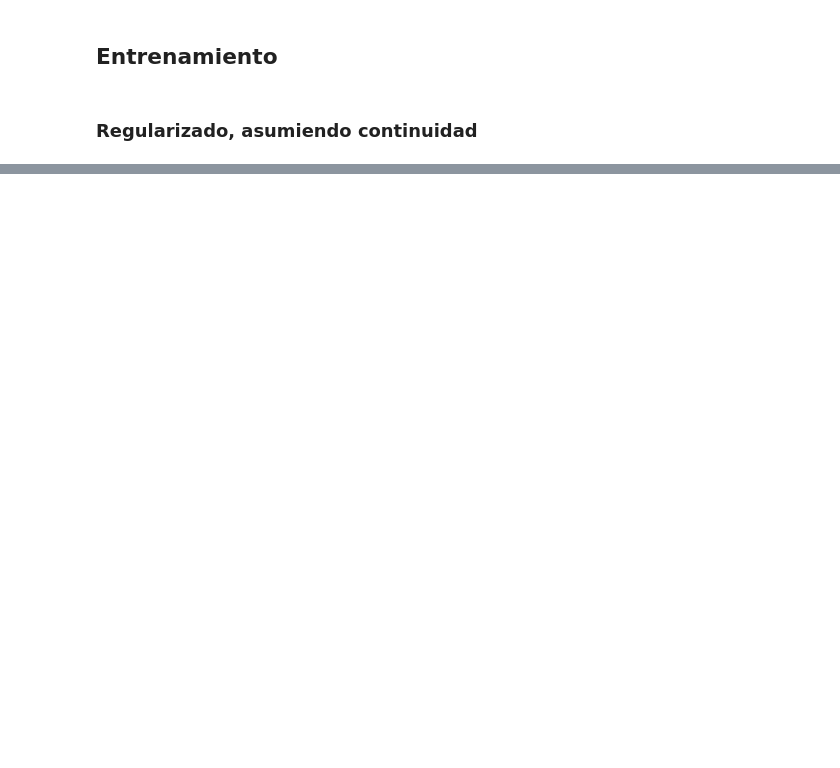
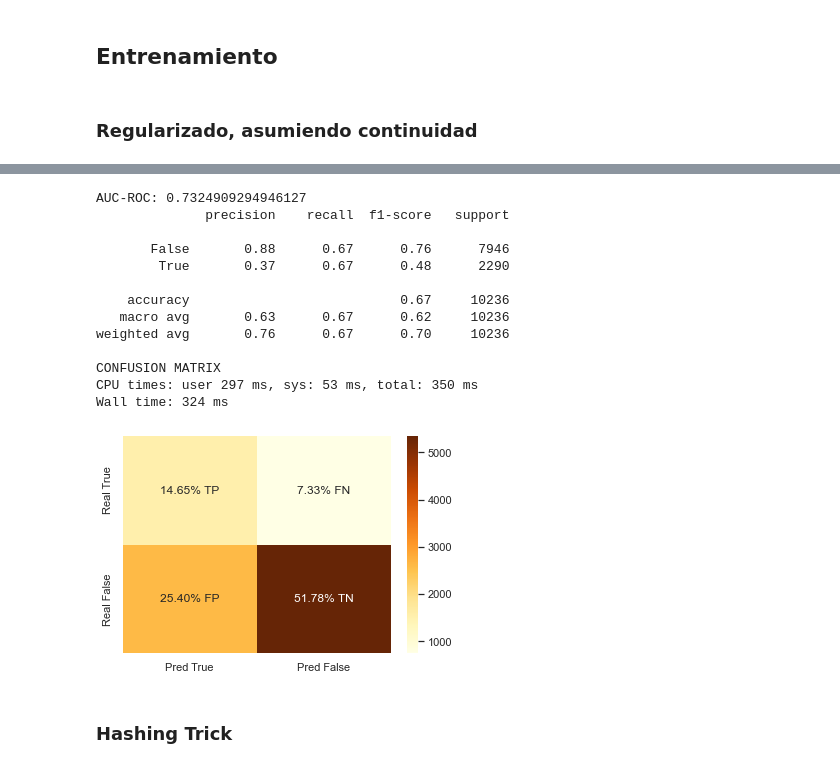
Before and after one commit to NicolasEzequielZulaicaRivera/OD_TPS, a Jupyter notebook: TP2/naive_bayes.ipynb, the cells around one changed output, grey strips where cells are left out. Saved outputs shown, nothing was run; the diff lists cells and outputs as text; code cells hidden in the pictures; blank space fills up the shorter version.

```diff
--- a/TP2/naive_bayes.ipynb
+++ b/TP2/naive_bayes.ipynb
@@ -33,7 +41,17 @@ saveNB = True
 ### Preprocesamiento
 # %%
 df_targ=targetBooleano(df_targ)
+ohe_feat = reemplazarCategoricas_OHE(df_feat)
+ht_feat = reemplazarCategoricas_HashTrick(df_feat)
+
 reemplazarNulls(df_feat , inplace=True)
 reemplazarCategoricas(df_feat , inplace=True)
 reemplazarFechas(df_feat , inplace=True)
+
 df_feat_r = regularizar(df_feat)
+
+reemplazarNullsNum(ohe_feat, inplace=True)
+reemplazarFechas(ohe_feat , inplace=True)
+
+reemplazarNullsNum(ht_feat, inplace=True)
+reemplazarFechas(ht_feat , inplace=True)
@@ -93,0 +138,32 @@ Wall time: 113 ms
+# %%
+if (runOhe):
+    nb_ohe = GaussianNB()
+
+    nb_ohe.fit(train_feat_ohe, train_targ_ohe)
+
+    # Guardar
+    if(saveOhe):
+        dump(nb_ohe, 'models/NB/nb_r.sk')
+else:
+    # Cargar
+    nb_ohe = load('models/NB/nb_r.sk')
+# %%
+%%time
+pred = nb_ohe.predict(val_feat_ohe)
+prob = nb_ohe.predict_proba(val_feat_ohe)
+score(val_targ_ohe,pred, prob[:,1])
+# %% [output]
+AUC-ROC: 0.7324909294946127
+              precision    recall  f1-score   support
+
+       False       0.88      0.67      0.76      7946
+        True       0.37      0.67      0.48      2290
+
+    accuracy                           0.67     10236
+   macro avg       0.63      0.67      0.62     10236
+weighted avg       0.76      0.67      0.70     10236
+
+CONFUSION MATRIX
+CPU times: user 297 ms, sys: 53 ms, total: 350 ms
+Wall time: 324 ms
+[figure, added]
@@ -93,0 +173,2 @@ Wall time: 113 ms
+# %% [markdown]
+### Hashing Trick
```
Also changed, not shown: parts of 18 cells of this notebook, 17 other files.
